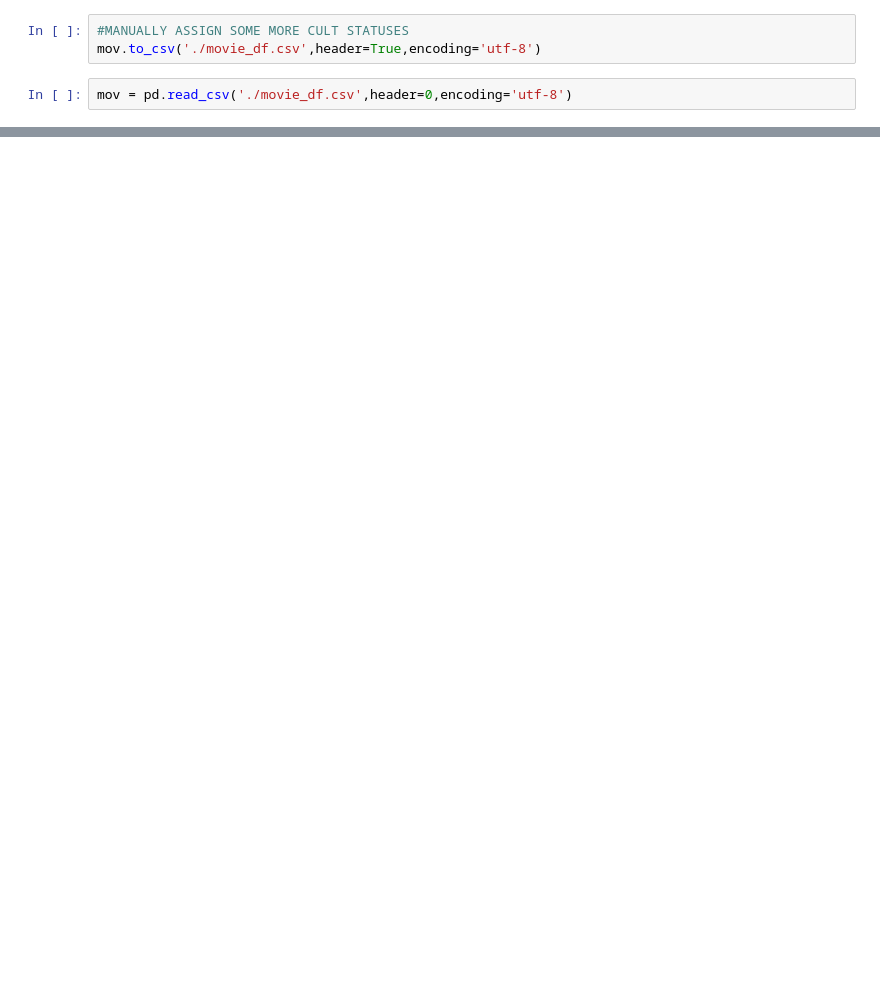
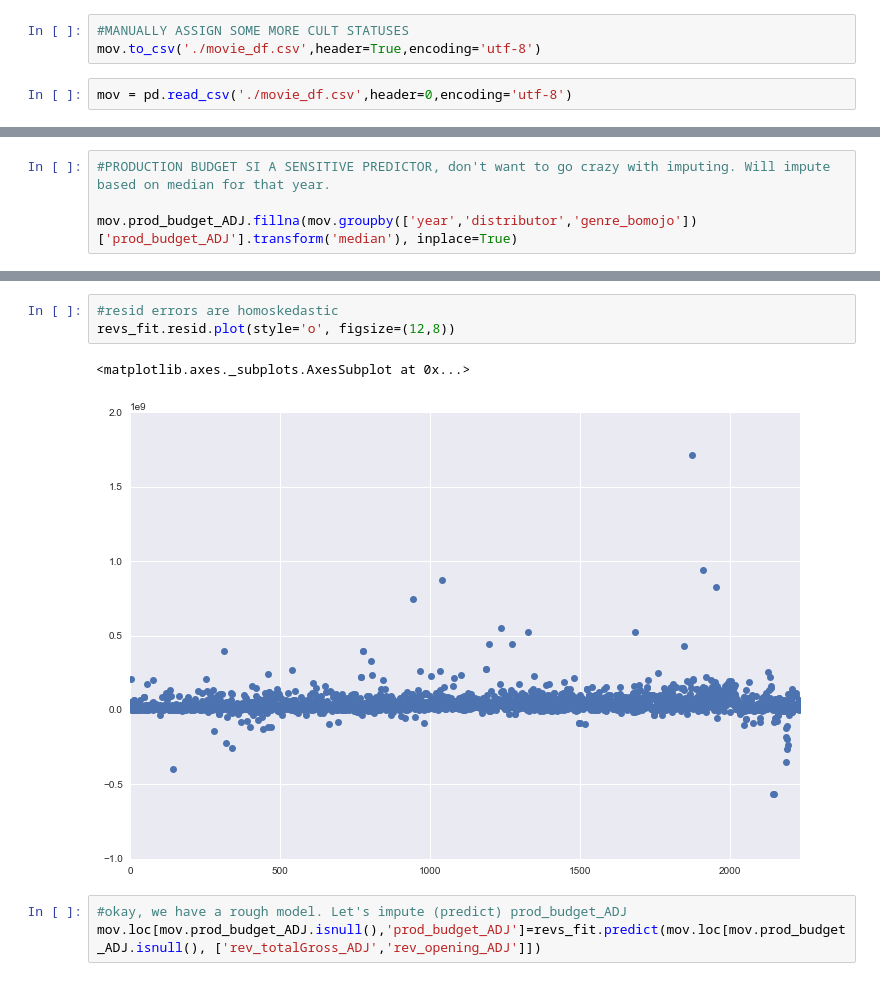
Before and after one commit to ashirwad08/predicting-cult-movies, a Jupyter notebook: workspace cult movies.ipynb, the cells around one changed output, grey strips where cells are left out. Saved outputs shown, nothing was run; the diff lists cells and outputs as text; blank space fills up the shorter version.

```diff
--- a/workspace cult movies.ipynb
+++ b/workspace cult movies.ipynb
@@ -63,0 +156,4 @@ mov = pd.read_csv('./movie_df.csv',header=0,encoding='utf-8')
+# %%
+#PRODUCTION BUDGET SI A SENSITIVE PREDICTOR, don't want to go crazy with imputing. Will impute based on median for that year.
+
+mov.prod_budget_ADJ.fillna(mov.groupby(['year','distributor','genre_bomojo'])['prod_budget_ADJ'].transform('median'), inplace=True)
@@ -63,0 +222,9 @@ mov = pd.read_csv('./movie_df.csv',header=0,encoding='utf-8')
+# %%
+#resid errors are homoskedastic
+revs_fit.resid.plot(style='o', figsize=(12,8))
+# %% [output]
+<matplotlib.axes._subplots.AxesSubplot at 0x...>
+[figure, added]
+# %%
+#okay, we have a rough model. Let's impute (predict) prod_budget_ADJ
+mov.loc[mov.prod_budget_ADJ.isnull(),'prod_budget_ADJ']=revs_fit.predict(mov.loc[mov.prod_budget_ADJ.isnull(), ['rev_totalGross_ADJ','rev_opening_ADJ']])
```
Also changed, not shown: parts of 73 cells of this notebook, 17 other files.
